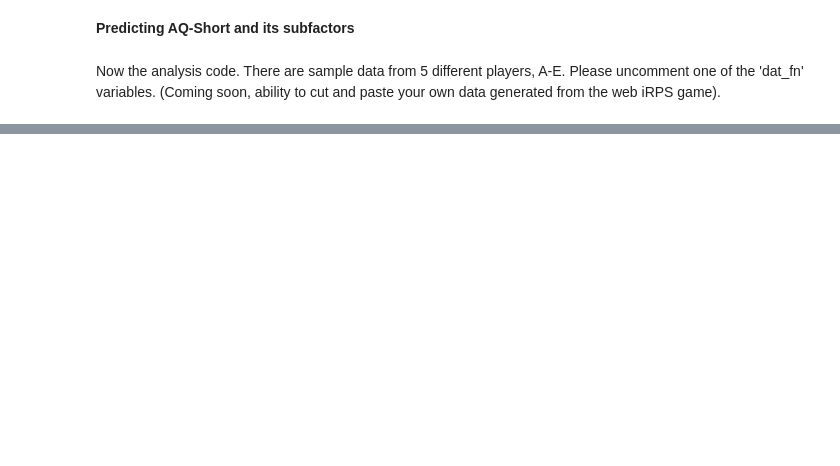
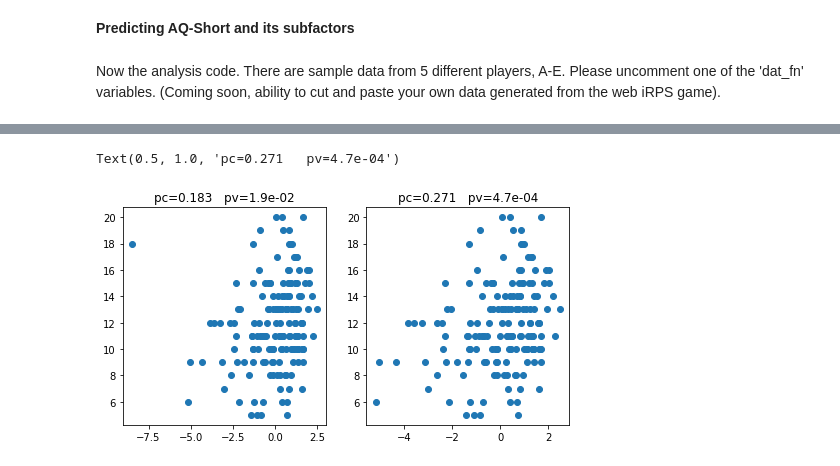
Before and after one commit to AraiKensuke/AIiRPS, a Jupyter notebook: PredictAQshort.ipynb, the cells around one changed output, grey strips where cells are left out. Cells and saved outputs as stored; diff of their text form; code cells hidden in the pictures; blank space fills up the shorter version.

```diff
--- a/PredictAQshort.ipynb
+++ b/PredictAQshort.ipynb
@@ -620,0 +627,15 @@ california_housing_train.csv  README.md
+# %%
+eLpWs = entropyLs + entropyWs
+fig = _plt.figure(figsize=(8, 4))
+fig.add_subplot(1, 2, 1)
+_plt.scatter(eLpWs[ths], fact_pat[ths])
+pc, pv = _ss.pearsonr(eLpWs[ths], fact_pat[ths])
+_plt.title("pc=%(pc).3f   pv=%(pv).1e" % {"pc" : pc, "pv" : pv})
+fig.add_subplot(1, 2, 2)
+no_outliers = _N.where(eLpWs[ths] > -6)
+_plt.scatter(eLpWs[ths][no_outliers], fact_pat[ths][no_outliers])
+pc, pv = _ss.pearsonr(eLpWs[ths][no_outliers], fact_pat[ths][no_outliers])
+_plt.title("pc=%(pc).3f   pv=%(pv).1e" % {"pc" : pc, "pv" : pv})
+# %% [output]
+Text(0.5, 1.0, 'pc=0.271   pv=4.7e-04')
+[figure, added]
```
Also changed, not shown: parts of 5 cells of this notebook.
